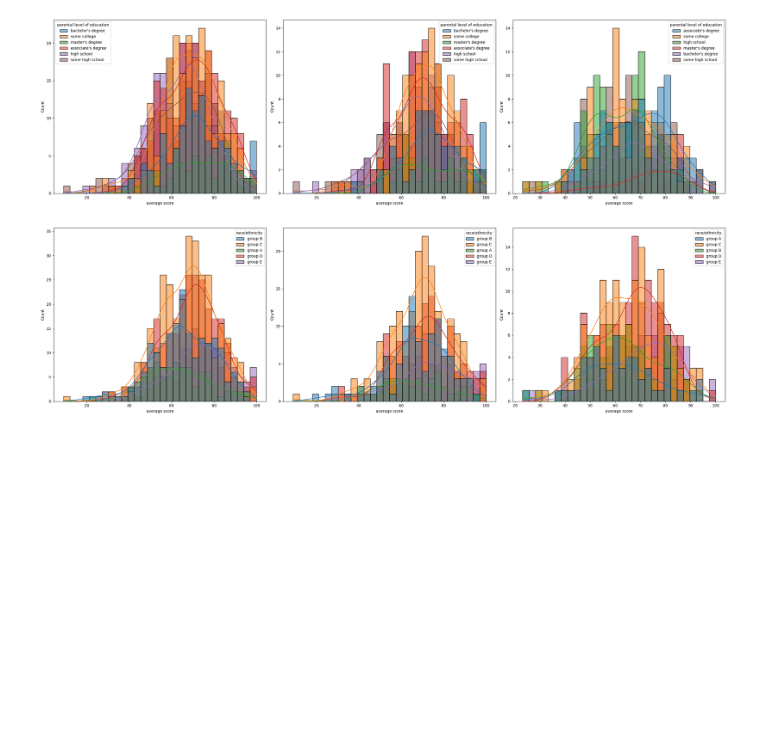
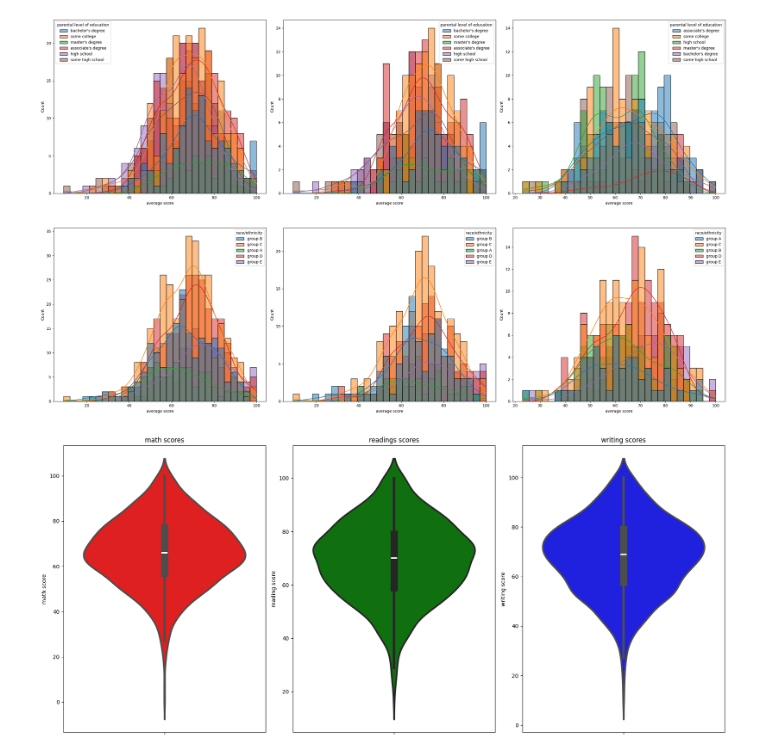
Before and after one commit to Abdelrahman-Farouk88/ml_project, a Jupyter notebook: notebook/EDA.ipynb, the cells around one changed output. Saved outputs shown, nothing was run; the diff lists cells and outputs as text; code cells hidden in the pictures; blank space fills up the shorter version.

```diff
--- a/notebook/EDA.ipynb
+++ b/notebook/EDA.ipynb
@@ -227,3 +227,19 @@ plt.tight_layout()
 plt.show()
 # %% [output]
 [figure]
+# %%
+fig, axs = plt.subplots(1,3, figsize = (18,8))
+
+sns.violinplot( y ='math score', data = data, color = 'red', linewidth = 3, ax = axs[0])
+axs[0].set_title('math scores')
+
+sns.violinplot( y ='reading score', data = data, color = 'green', linewidth = 3, ax = axs[1])
+axs[1].set_title('readings scores')
+
+sns.violinplot( y ='writing score', data = data, color = 'blue', linewidth = 3, ax = axs[2])
+axs[2].set_title('writing scores')
+
+plt.tight_layout()
+plt.show()
+# %% [output]
+[figure, added]
```
Also changed, not shown: parts of 14 cells of this notebook.
